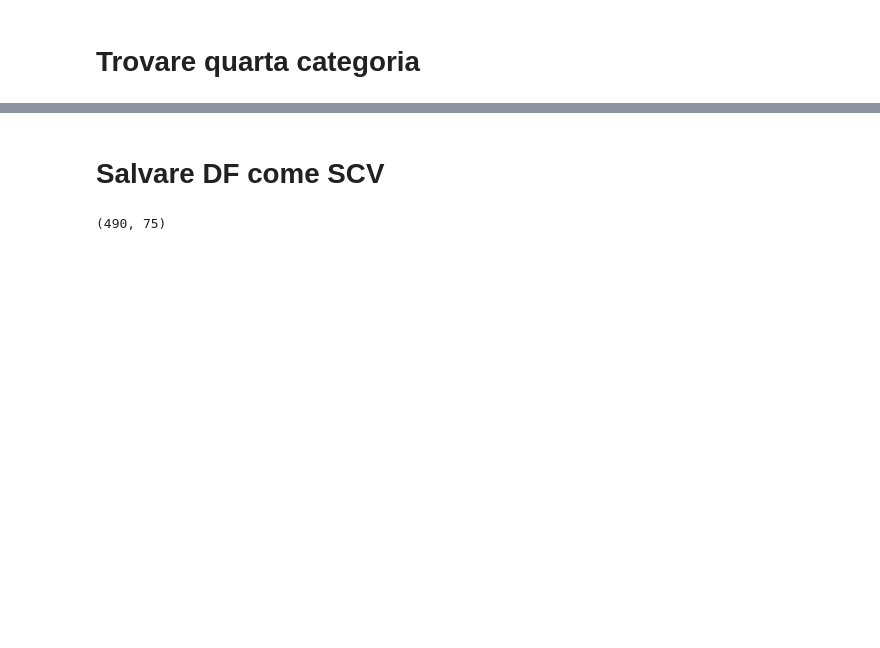
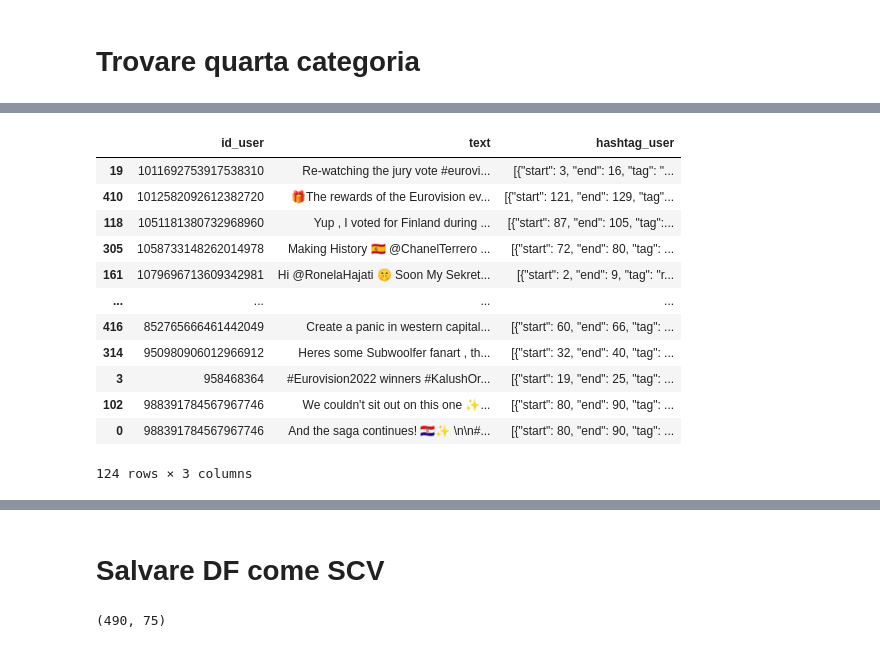
Before and after one commit to gatto/ds-network-analysis, a Jupyter notebook: py/dave starting.ipynb, the cells around one changed output, grey strips where cells are left out. Saved outputs shown, nothing was run; the diff lists cells and outputs as text; code cells hidden in the pictures; blank space fills up the shorter version.

```diff
--- a/py/dave starting.ipynb
+++ b/py/dave starting.ipynb
@@ -419,0 +452,18 @@ m4.df['entities.hashtags'][0]
+# %%
+df_IDK1=df_IDK1.sort_values(by="id_user")
+# %%
+df_IDK1
+# %% [output]
+|  | id_user | text | hashtag_user |
+| 19 | 1011692753917538310 | Re-watching the jury vote #eurovi... | [{"start": 3, "end": 16, "tag": "... |
+| 410 | 1012582092612382720 | 🎁The rewards of the Eurovision ev... | [{"start": 121, "end": 129, "tag"... |
+| 118 | 1051181380732968960 | Yup , I voted for Finland during ... | [{"start": 87, "end": 105, "tag":... |
+| 305 | 1058733148262014978 | Making History 🇪🇸 @ChanelTerrero ... | [{"start": 72, "end": 80, "tag": ... |
+| 161 | 1079696713609342981 | Hi @RonelaHajati 🤫 Soon My Sekret... | [{"start": 2, "end": 9, "tag": "r... |
+| ... | ... | ... | ... |
+| 416 | 852765666461442049 | Create a panic in western capital... | [{"start": 60, "end": 66, "tag": ... |
+| 314 | 950980906012966912 | Heres some Subwoolfer fanart , th... | [{"start": 32, "end": 40, "tag": ... |
+| 3 | 958468364 | #Eurovision2022 winners #KalushOr... | [{"start": 19, "end": 25, "tag": ... |
+| 102 | 988391784567967746 | We couldn't sit out on this one ✨... | [{"start": 80, "end": 90, "tag": ... |
+| 0 | 988391784567967746 | And the saga continues! 🇭🇷✨ \n\n#... | [{"start": 80, "end": 90, "tag": ... |
+124 rows × 3 columns
```
Also changed, not shown: parts of 39 cells of this notebook.
